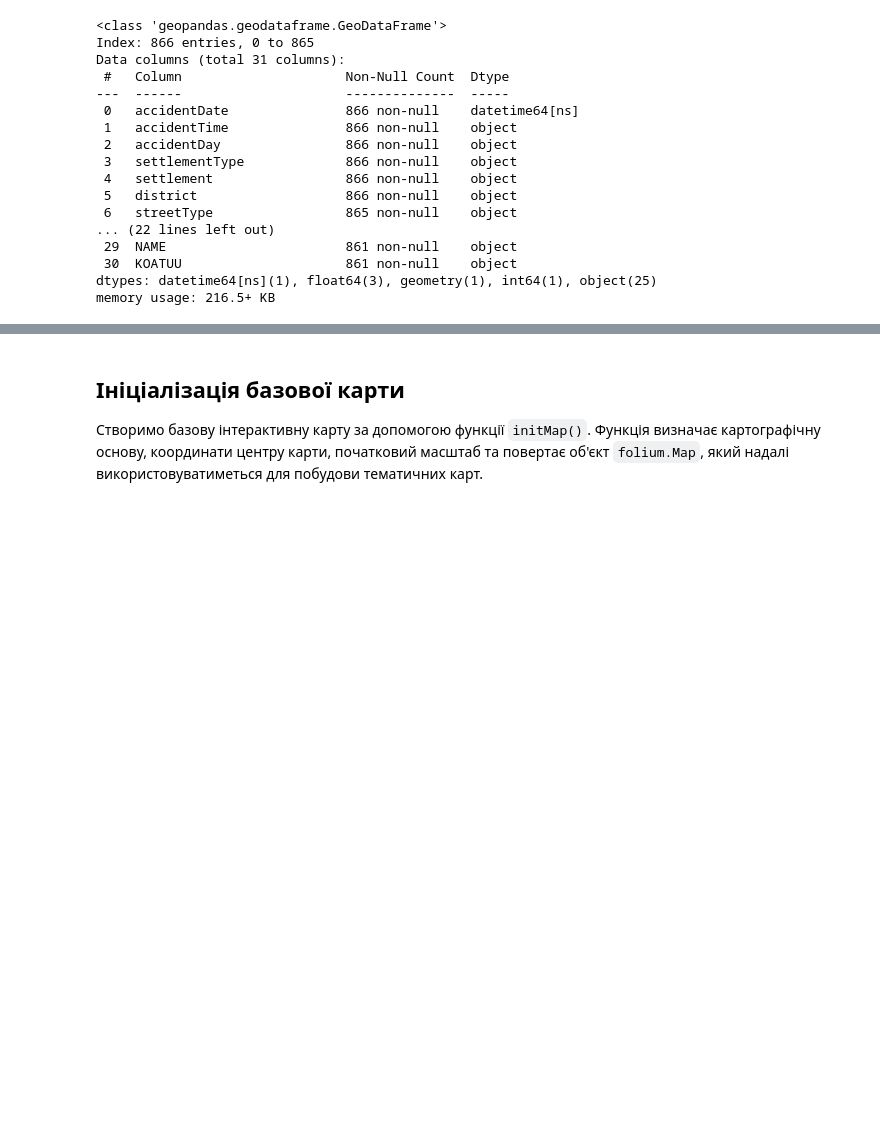
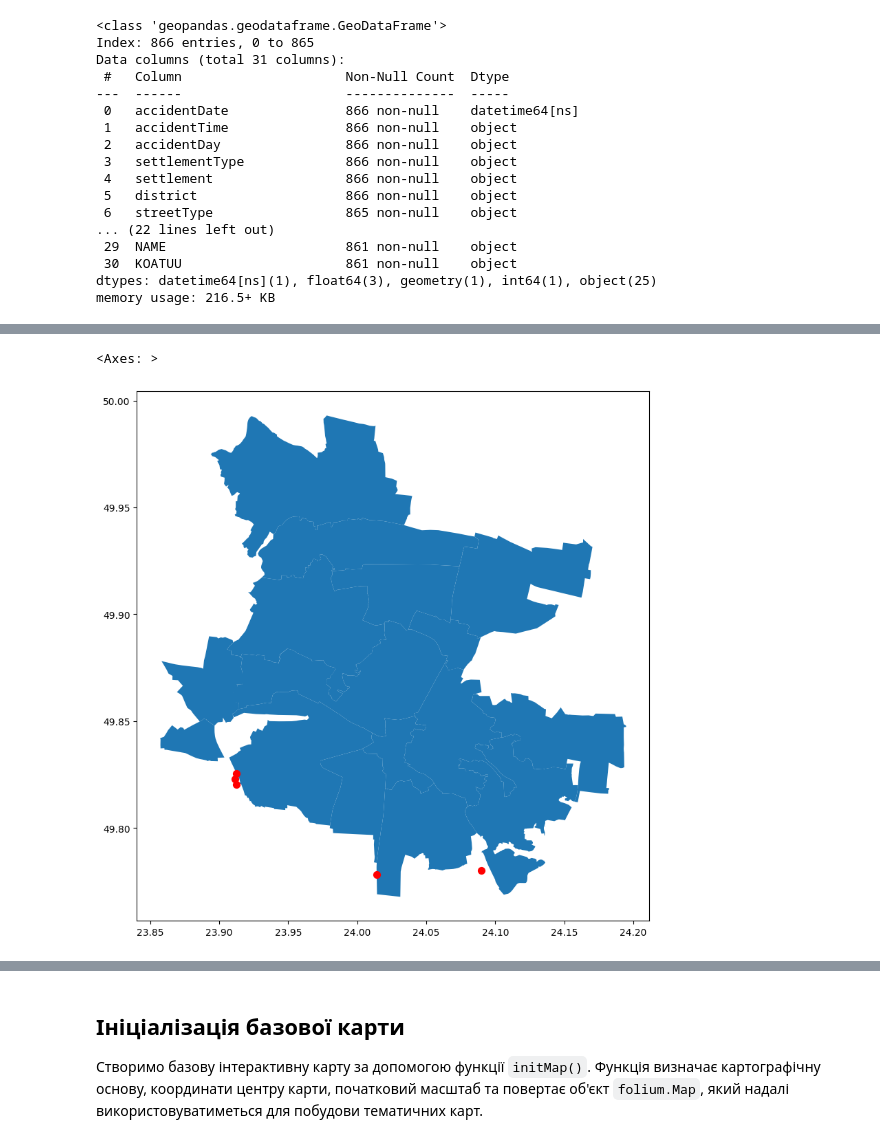
Before and after one commit to Mari-iana/interactive-maps-folium, a Jupyter notebook: Створення_картограм_за_допомогою_Python_та_Folium.ipynb, the cells around one changed output, grey strips where cells are left out. Saved outputs shown, nothing was run; the diff lists cells and outputs as text; code cells hidden in the pictures; blank space fills up the shorter version.

```diff
--- a/Створення_картограм_за_допомогою_Python_та_Folium.ipynb
+++ b/Створення_картограм_за_допомогою_Python_та_Folium.ipynb
@@ -246,0 +241,4 @@ rta_df[["accidentDate", "streetName", "NAME", "KOATUU" ]].sample(10)
+# %%
+missing_koatuu = rta_df[rta_df["KOATUU"].isna()]
+
+missing_koatuu
@@ -247 +265,7 @@ rta_df[["accidentDate", "streetName", "NAME", "KOATUU" ]].sample(10)
+# %%
+ax = communities.plot(figsize=(10, 10))
+missing_koatuu.plot(ax=ax, color="red", markersize=50)
+# %% [output]
+<Axes: >
+[figure, added]
 # %%
```
Also changed, not shown: parts of 11 cells of this notebook.
